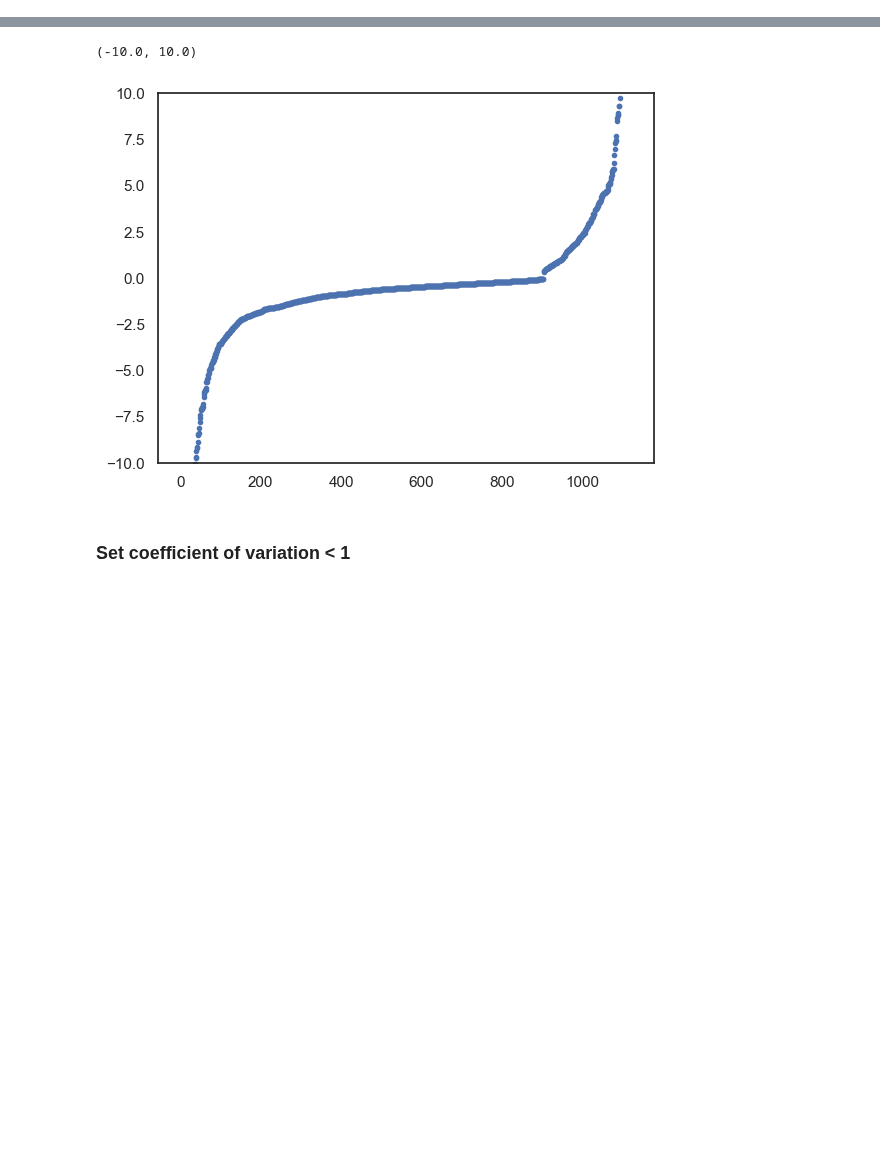
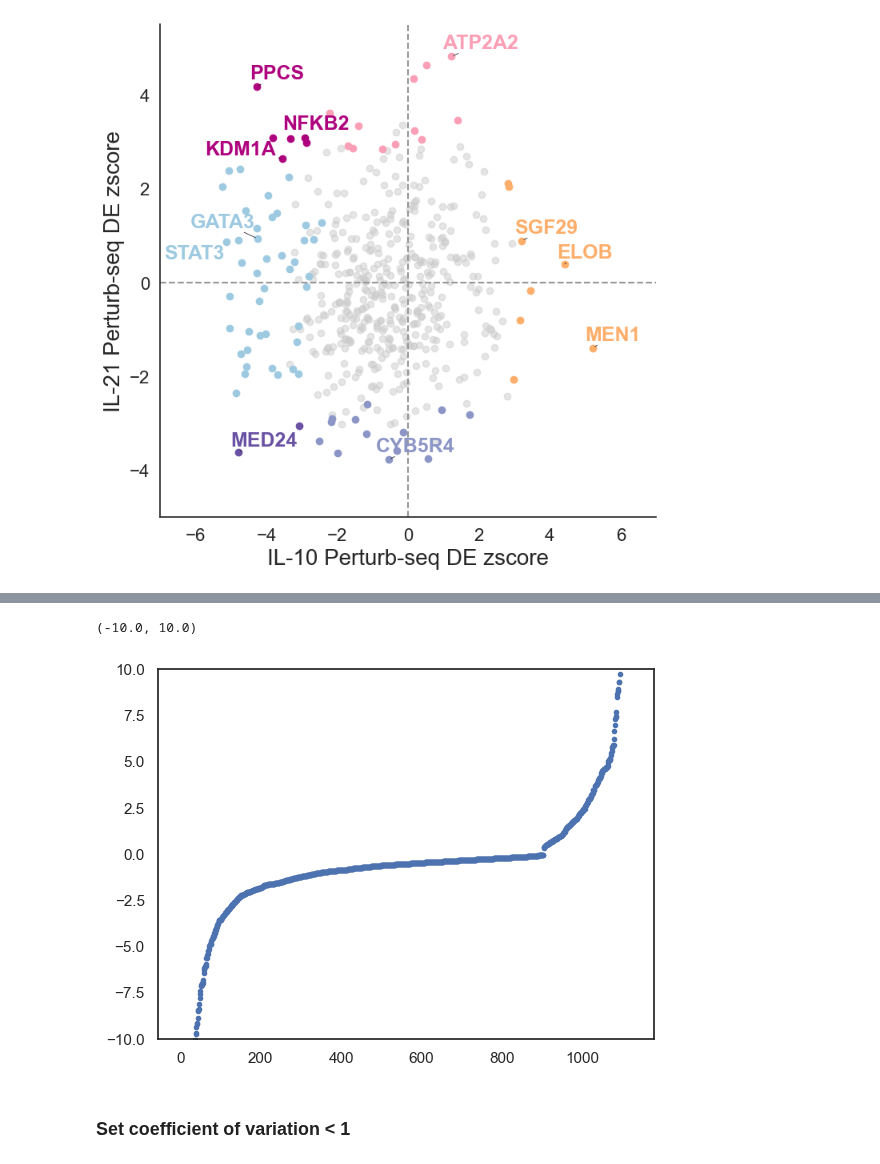
Before and after one commit to emdann/GWT_perturbseq_analysis_2025, a Jupyter notebook: src/3_DE_analysis/followup_regulator_choice.ipynb, the cells around one changed output, grey strips where cells are left out. Saved outputs shown, nothing was run; the diff lists cells and outputs as text; code cells hidden in the pictures; blank space fills up the shorter version.

Commit message:
followup regulators

```diff
--- a/src/3_DE_analysis/followup_regulator_choice.ipynb
+++ b/src/3_DE_analysis/followup_regulator_choice.ipynb
@@ -40,0 +25,74 @@ adata_de[adata_de.obs.target_contrast_gene_name=='', adata_de.var.gene_name=='IF
+# %%
+target_gene_list = set(de_by_guide[(de_by_guide['culture_condition']=='Stim8hr')&(de_by_guide['correlation']>0.3)]['target'])
+target_gene_list = target_gene_list & set(donor_robustness_summary[donor_robustness_summary['donor_correlation_min']>0.3]['target_name'])
+target_gene_list = list(target_gene_list)
+keep = (adata_de.obs['culture_condition']=='Stim8hr') & (adata_de.obs['target_contrast_gene_name'].isin(target_gene_list))
+adata_de_filtered = adata_de[keep].to_memory()
+# %%
+gene1 = 'IL10'
+gene2 = 'IL21'
+# df_for_plot = pd.merge(get_DE_results_long(adata_de[adata_de.obs['culture_condition']=='Stim8hr'], genes=[gene1], effect_estimates=['log_fc', 'zscore'], signif_alpha=0.05),
+#                        get_DE_results_long(adata_de[adata_de.obs['culture_condition']=='Stim8hr'], genes=[gene2], effect_estimates=['log_fc', 'zscore'], signif_alpha=0.05),
+#                        on='target_contrast_gene_name',
+#                        suffixes=['_'+gene1, '_'+gene2])
+df_for_plot = pd.merge(get_DE_results_long(adata_de_filtered, genes=[gene1], effect_estimates=['log_fc', 'zscore'], signif_alpha=0.05),
+                       get_DE_results_long(adata_de_filtered, genes=[gene2], effect_estimates=['log_fc', 'zscore'], signif_alpha=0.05),
+                       on='target_contrast_gene_name',
+                       suffixes=['_'+gene1, '_'+gene2])
+# %%
+followup_perts = ['MEN1', 'ELOB', 'SGF29', 'GATA3', 'STAT3', 'ATP2A2', 'CYB5R4', 'MED24', 'KDM1A', 'NFKB2', 'PPCS',]# 'FBRS']
+color_perts = ['#fdae6b', '#fdae6b','#fdae6b', '#9ecae1', '#9ecae1', '#fa9fb5', '#8c96c6', '#6a51a3', '#ae017e', '#ae017e', '#ae017e',]# '#a1d99b']
+# %%
+fig, ax = plt.subplots(figsize=(8,8))
+# Non-significance
+mask = ~df_for_plot['significant_'+gene1]&~df_for_plot['significant_'+gene2]
+ax.scatter(df_for_plot[mask]['zscore_'+gene1], df_for_plot[mask]['zscore_'+gene2], c='#cccccc', alpha=0.5)
+# Gene1 significant with zscore>0
+mask = df_for_plot['significant_'+gene1]&~df_for_plot['significant_'+gene2]&(df_for_plot['zscore_'+gene1]>0)
+ax.scatter(df_for_plot[mask]['zscore_'+gene1], df_for_plot[mask]['zscore_'+gene2], c='#fdae6b')
+# Gene1 significant with zscore<0
+mask = df_for_plot['significant_'+gene1]&~df_for_plot['significant_'+gene2]&(df_for_plot['zscore_'+gene1]<0)
+ax.scatter(df_for_plot[mask]['zscore_'+gene1], df_for_plot[mask]['zscore_'+gene2], c='#9ecae1')
+# Gene2 significant with zscore>0
+mask = ~df_for_plot['significant_'+gene1]&df_for_plot['significant_'+gene2] &(df_for_plot['zscore_'+gene2]>0)
+ax.scatter(df_for_plot[mask]['zscore_'+gene1], df_for_plot[mask]['zscore_'+gene2], c='#fa9fb5')
+# Gene2 significant with zscore<0
+mask = ~df_for_plot['significant_'+gene1]&df_for_plot['significant_'+gene2] &(df_for_plot['zscore_'+gene2]<0)
+ax.scatter(df_for_plot[mask]['zscore_'+gene1], df_for_plot[mask]['zscore_'+gene2], c='#8c96c6')
+# Both significant with zscore both <0
+mask = df_for_plot['significant_'+gene1]&df_for_plot['significant_'+gene2]&(df_for_plot['zscore_'+gene1]<0)&(df_for_plot['zscore_'+gene2]<0)
+ax.scatter(df_for_plot[mask]['zscore_'+gene1], df_for_plot[mask]['zscore_'+gene2], c='#6a51a3')
+# Both significant with gene1 zscore<0 gene2 zscore>0
+mask = df_for_plot['significant_'+gene1]&df_for_plot['significant_'+gene2]&(df_for_plot['zscore_'+gene1]<0)&(df_for_plot['zscore_'+gene2]>0)
+ax.scatter(df_for_plot[mask]['zscore_'+gene1], df_for_plot[mask]['zscore_'+gene2], c='#ae017e')
+ax.set_xlim([-7,7])
+ax.set_ylim([-5,5.5])
+ax.tick_params(labelsize=16)
+ax.set_xlabel('IL-10 Perturb-seq DE zscore', fontsize=20)
+ax.set_ylabel('IL-21 Perturb-seq DE zscore', fontsize=20)
+
+# Labels
+texts = []
+for ind, pert in enumerate(followup_perts):
+    texts.append(
+        ax.text(df_for_plot.loc[df_for_plot['target_contrast_gene_name']==pert, 'zscore_'+gene1], df_for_plot.loc[df_for_plot['target_contrast_gene_name']==pert, 'zscore_'+gene2], pert,
+                 fontsize=18, weight='bold', ha='center', va='bottom', color=color_perts[ind])
+    )
+
+# for _, row in df_for_plot[mask].iterrows():
+#     texts.append(
+#         plt.text(row['zscore_'+gene1], row['zscore_'+gene2], row['target_contrast_gene_name'],
+#                  fontsize=10, weight='bold', ha='center', va='bottom')
+#     )
+
+# Adjust to avoid collisions
+adjust_text(texts, x=df_for_plot['zscore_'+gene1], y=df_for_plot['zscore_'+gene2], arrowprops=dict(arrowstyle="-", color='black', lw=0.5), force_static=(0.5,0.5))
+
+plt.axhline(0, linestyle='--', color='#969696')
+plt.axvline(0, linestyle='--', color='#969696')
+
+sns.despine()
+
+plt.savefig('./results/IL10IL21_selected_regulators.png')
+# %% [output]
+[figure, added]
```
Also changed, not shown: parts of 11 cells of this notebook, 3 other files.
